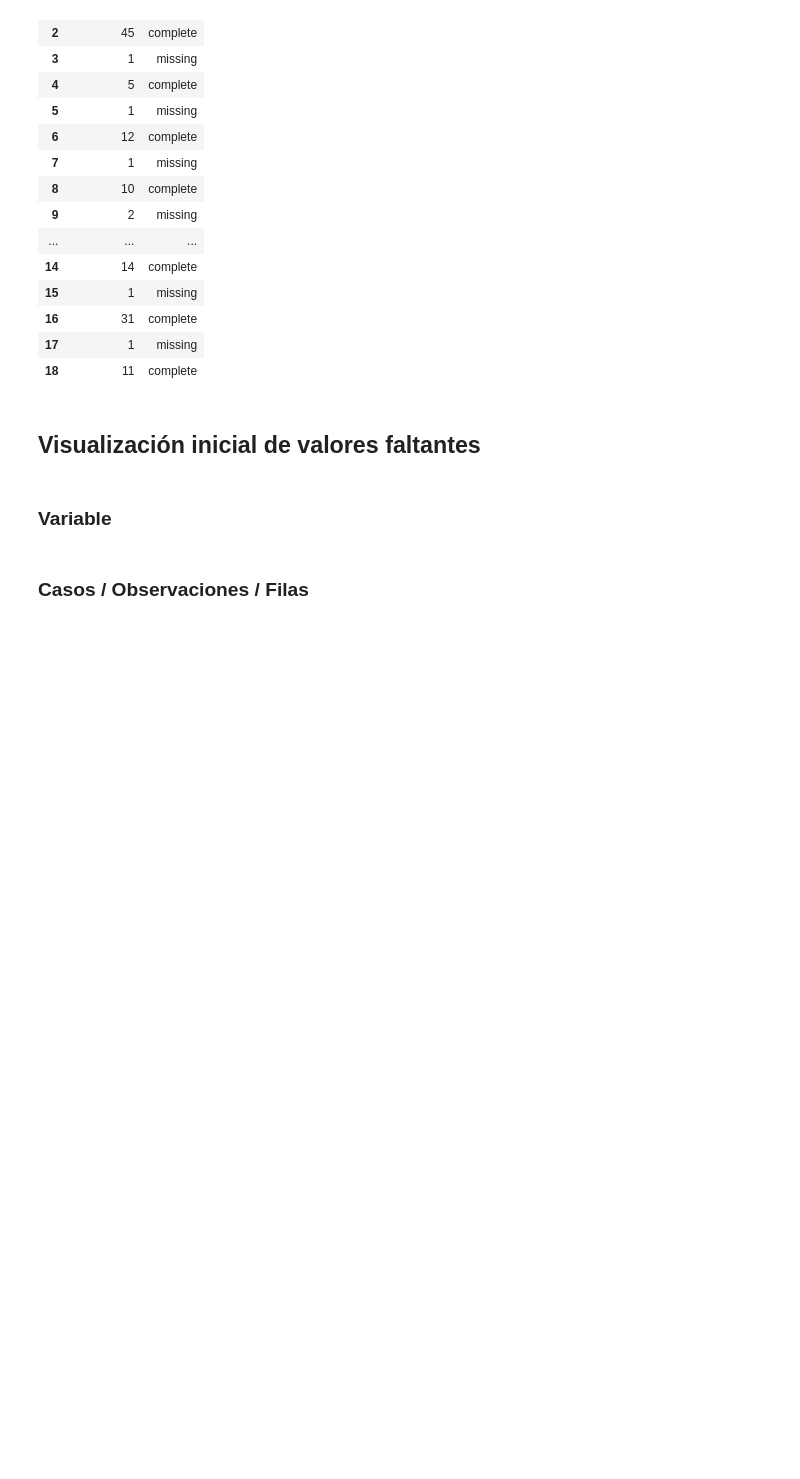
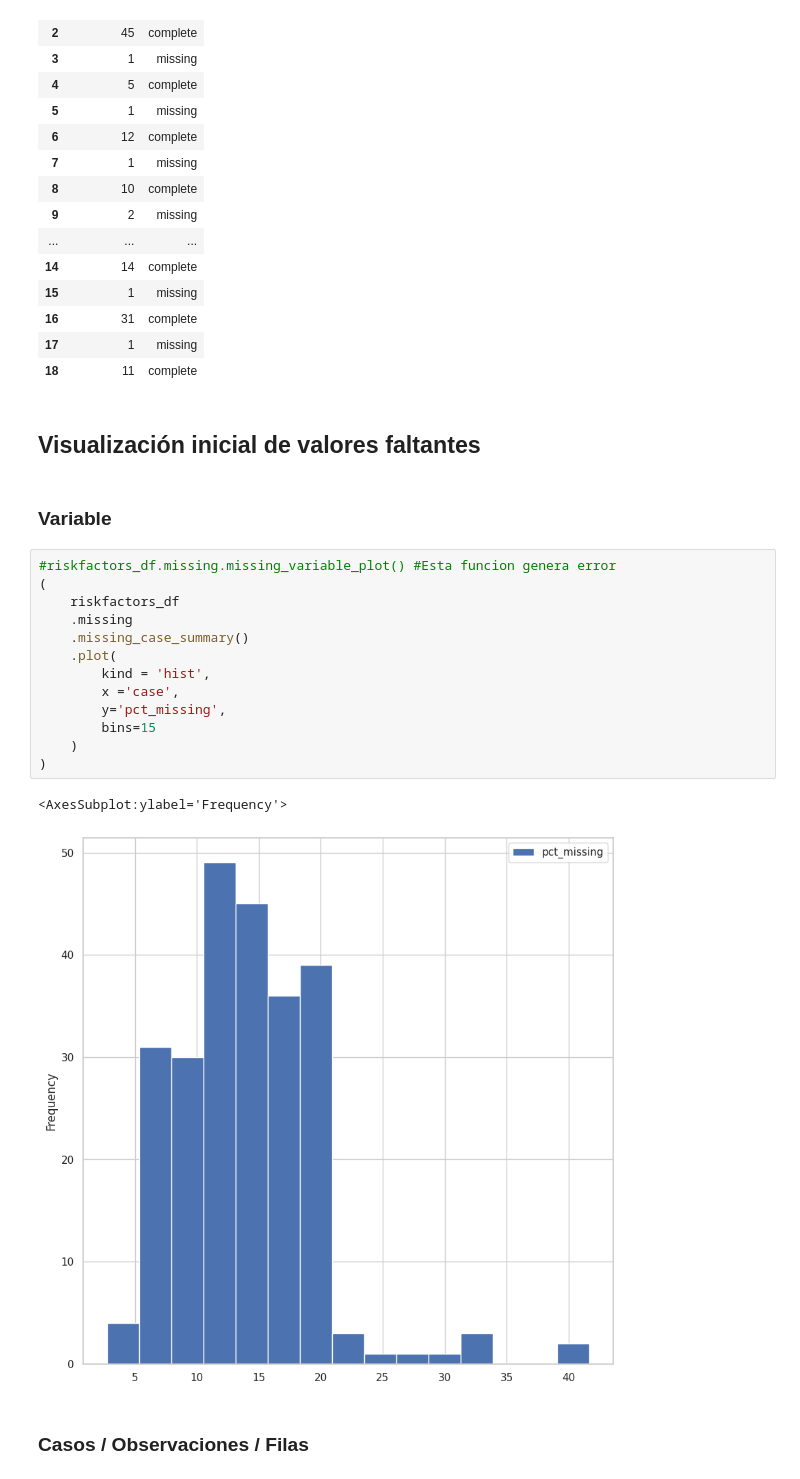
Before and after one commit to Disskaf/Datos_faltantes, a Jupyter notebook: live-exploration-missing-values.ipynb, the cells around one changed output. Saved outputs shown, nothing was run; the diff lists cells and outputs as text; blank space fills up the shorter version.

Commit message:
Graphs of the missing values

```diff
--- a/live-exploration-missing-values.ipynb
+++ b/live-exploration-missing-values.ipynb
@@ -416,5 +416,21 @@ riskfactors_df.missing.missing_case_table()
 ## Visualización inicial de valores faltantes
 # %% [markdown]
 ### Variable
+# %%
+#riskfactors_df.missing.missing_variable_plot() #Esta funcion genera error
+(
+    riskfactors_df
+    .missing
+    .missing_case_summary()
+    .plot(
+        kind = 'hist',
+        x ='case',
+        y='pct_missing',
+        bins=15
+    )
+)
+# %% [output]
+<AxesSubplot:ylabel='Frequency'>
+[figure, added]
 # %% [markdown]
 ### Casos / Observaciones / Filas
```
Also changed, not shown: parts of 6 cells of this notebook.
